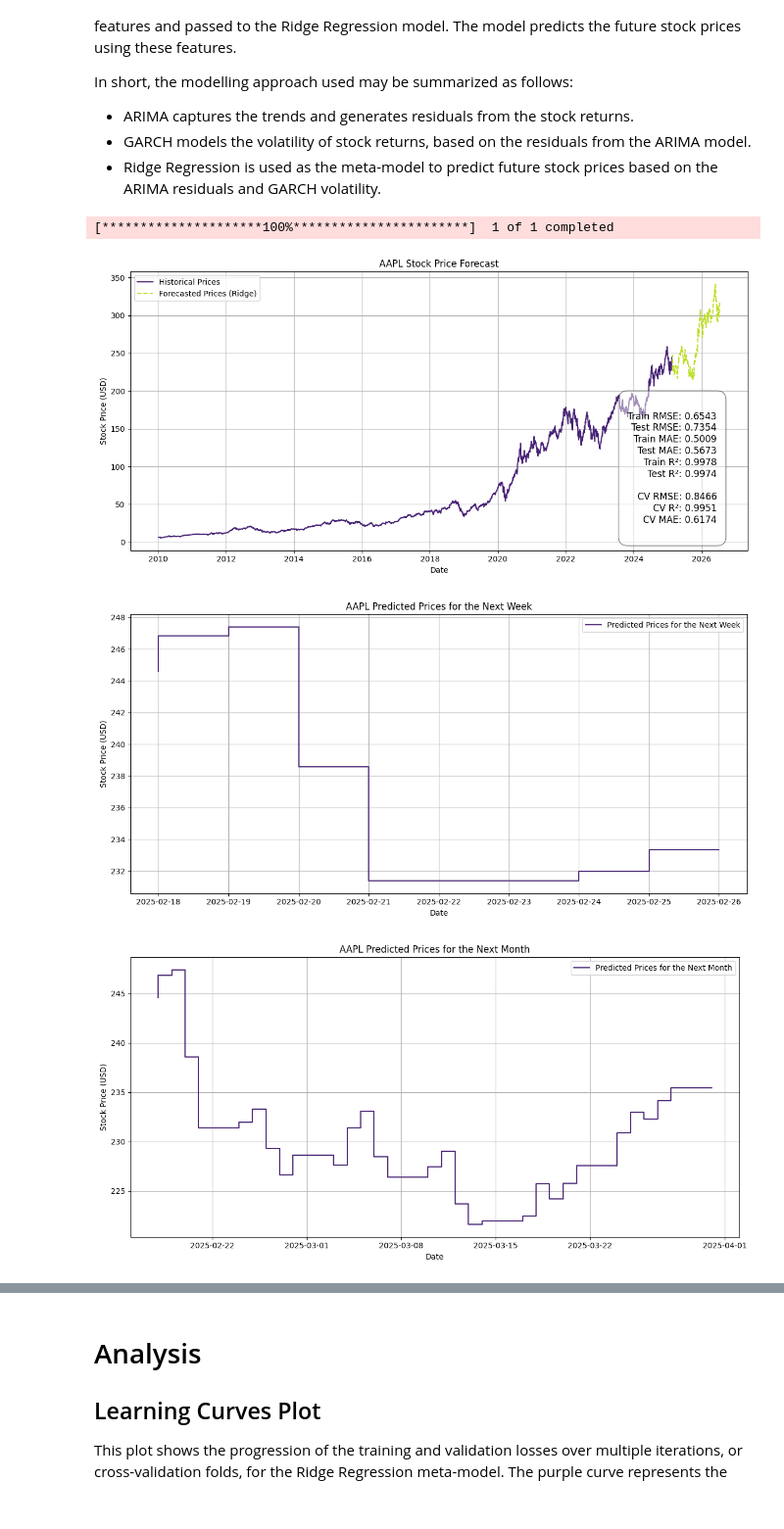
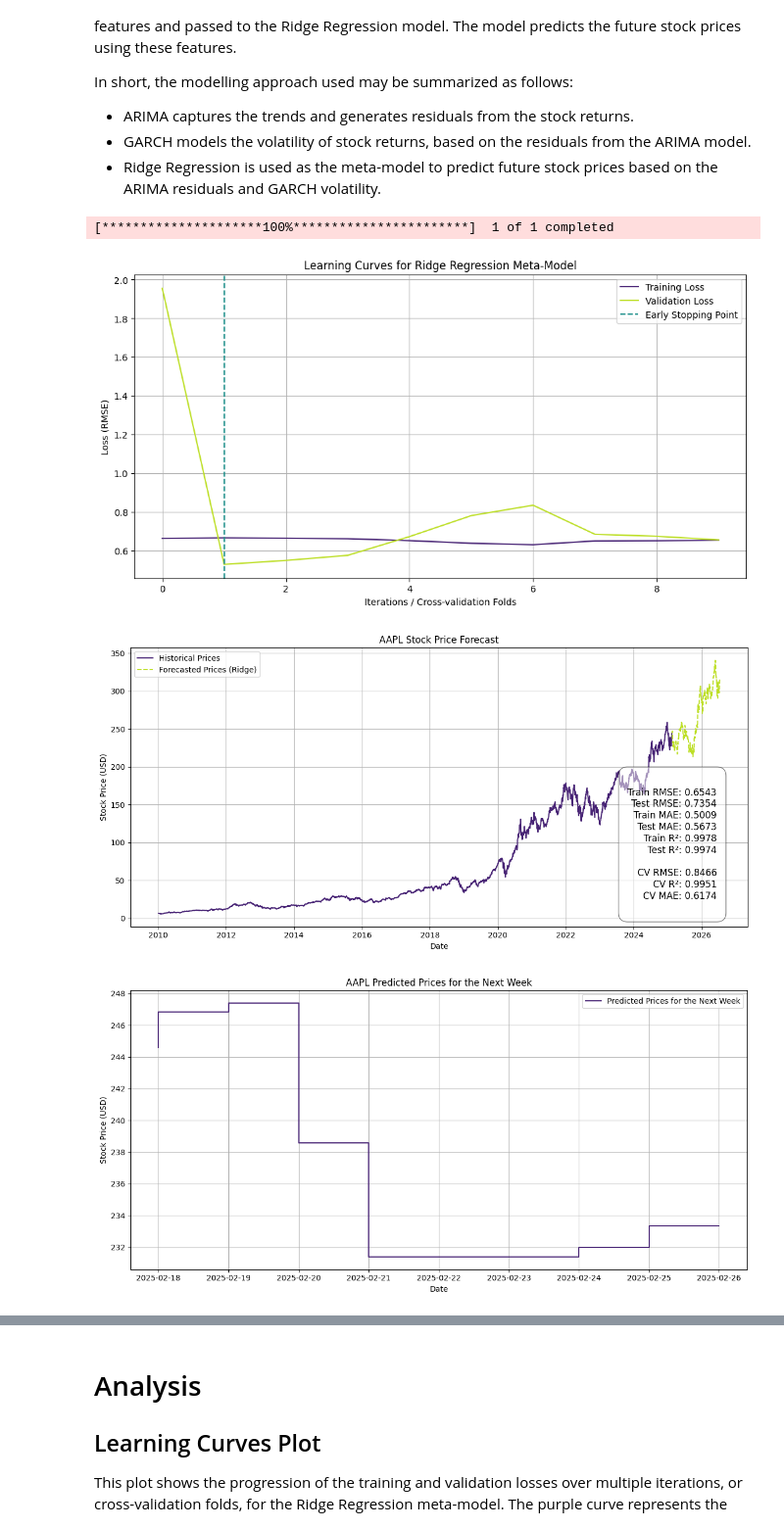
Before and after one commit to sa0v/Stocks, a Jupyter notebook: Stock Analysis in Python.ipynb, the cells around one changed output, grey strips where cells are left out. Shown: that part at 98% size. Cells and saved outputs as stored; diff of their text form; code cells hidden in the pictures.

Commit message:
Learning curves plot was missing?

```diff
--- a/Stock Analysis in Python.ipynb
+++ b/Stock Analysis in Python.ipynb
@@ -140,6 +140,53 @@ cv_test_mae_avg = np.mean(cv_test_mae)
 cv_train_r2_avg = np.mean(cv_train_r2)
 cv_test_r2_avg = np.mean(cv_test_r2)
 
+# ---- Learning Curves ----
+train_losses = []
+val_losses = []
+
+# Track the training and validation losses for early stopping
+n_folds = 10  # Cross-validation folds
+fold_size = len(X_train) // n_folds
+
+for fold in range(n_folds):
+    # Split into training and validation sets
+    val_start = fold * fold_size
+    val_end = (fold + 1) * fold_size
+    train_indices = list(set(range(len(X_train))) - set(range(val_start, val_end)))
+
+    # Train the model on the current fold
+    X_train_fold, y_train_fold = X_train_scaled[train_indices], y_train[train_indices]
+    ridge_model.fit(X_train_fold, y_train_fold)
+
+    # Validate on the validation fold
+    val_pred = ridge_model.predict(X_train_scaled[val_start:val_end])
+
+    # Calculate RMSE for training and validation sets
+    train_loss = np.sqrt(mean_squared_error(y_train_fold, ridge_model.predict(X_train_fold)))
+    val_loss = np.sqrt(mean_squared_error(y_train[val_start:val_end], val_pred))
+
+    train_losses.append(train_loss)
+    val_losses.append(val_loss)
+
+# Plot learning curves for Ridge regression
+plt.figure(figsize=(12, 6))
+plt.plot(train_losses, label='Training Loss', color=plt.cm.viridis(0.1))
+plt.plot(val_losses, label='Validation Loss', color=plt.cm.viridis(0.9))
+
+# Mark early stopping point with a vertical dashed line
+early_stop_epoch = np.argmin(val_losses)  # Find the index where the validation loss is minimal
+plt.axvline(x=early_stop_epoch, color=plt.cm.viridis(0.5), linestyle='--', label='Early Stopping Point')
+
+# Add labels and title
+plt.title('Learning Curves for Ridge Regression Meta-Model')
+plt.xlabel('Iterations / Cross-validation Folds')
+plt.ylabel('Loss (RMSE)')
+plt.legend()
+plt.grid(True)
+
+# Show the plot
+plt.show()
+
 # ---- Performance Metrics ----
 train_rmse = np.sqrt(mean_squared_error(y_train, train_pred))
 test_rmse = np.sqrt(mean_squared_error(y_test, test_pred))
@@ -204,33 +251,33 @@ plt.grid(True)
 
 # Display the plot
 plt.tight_layout()
 plt.show()
 
 # Step Chart for Next 7 Days Predictions
 forecast_week = forecast_df.head(7)  # Take the first 7 days of forecasted prices
 plt.figure(figsize=(12, 6))
 plt.step(forecast_week['Date'], forecast_week['Forecasted_Price'], label='Predicted Prices for the Next Week', color=plt.cm.viridis(0.1))
 plt.title(f'{stock_symbol} Predicted Prices for the Next Week')
 plt.xlabel('Date')
 plt.ylabel('Stock Price (USD)')
 plt.legend()
 plt.grid(True)
 plt.tight_layout()
 plt.show()
 
 # Step Chart for Next 30 Days Predictions
 forecast_month = forecast_df.head(30)  # Take the first 30 days of forecasted prices
 plt.figure(figsize=(12, 6))
 plt.step(forecast_month['Date'], forecast_month['Forecasted_Price'], label='Predicted Prices for the Next Month', color=plt.cm.viridis(0.1))
 plt.title(f'{stock_symbol} Predicted Prices for the Next Month')
 plt.xlabel('Date')
 plt.ylabel('Stock Price (USD)')
 plt.legend()
 plt.grid(True)
 plt.tight_layout()
 plt.show()
 # %% [output]
 [*********************100%***********************]  1 of 1 completed
-[figure, old version]
+[figure, new version]
-[figure, old version]
+[figure, new version]
-[figure, old version]
+[figure, new version]
```
Also changed, not shown: parts of 1 cell of this notebook.
